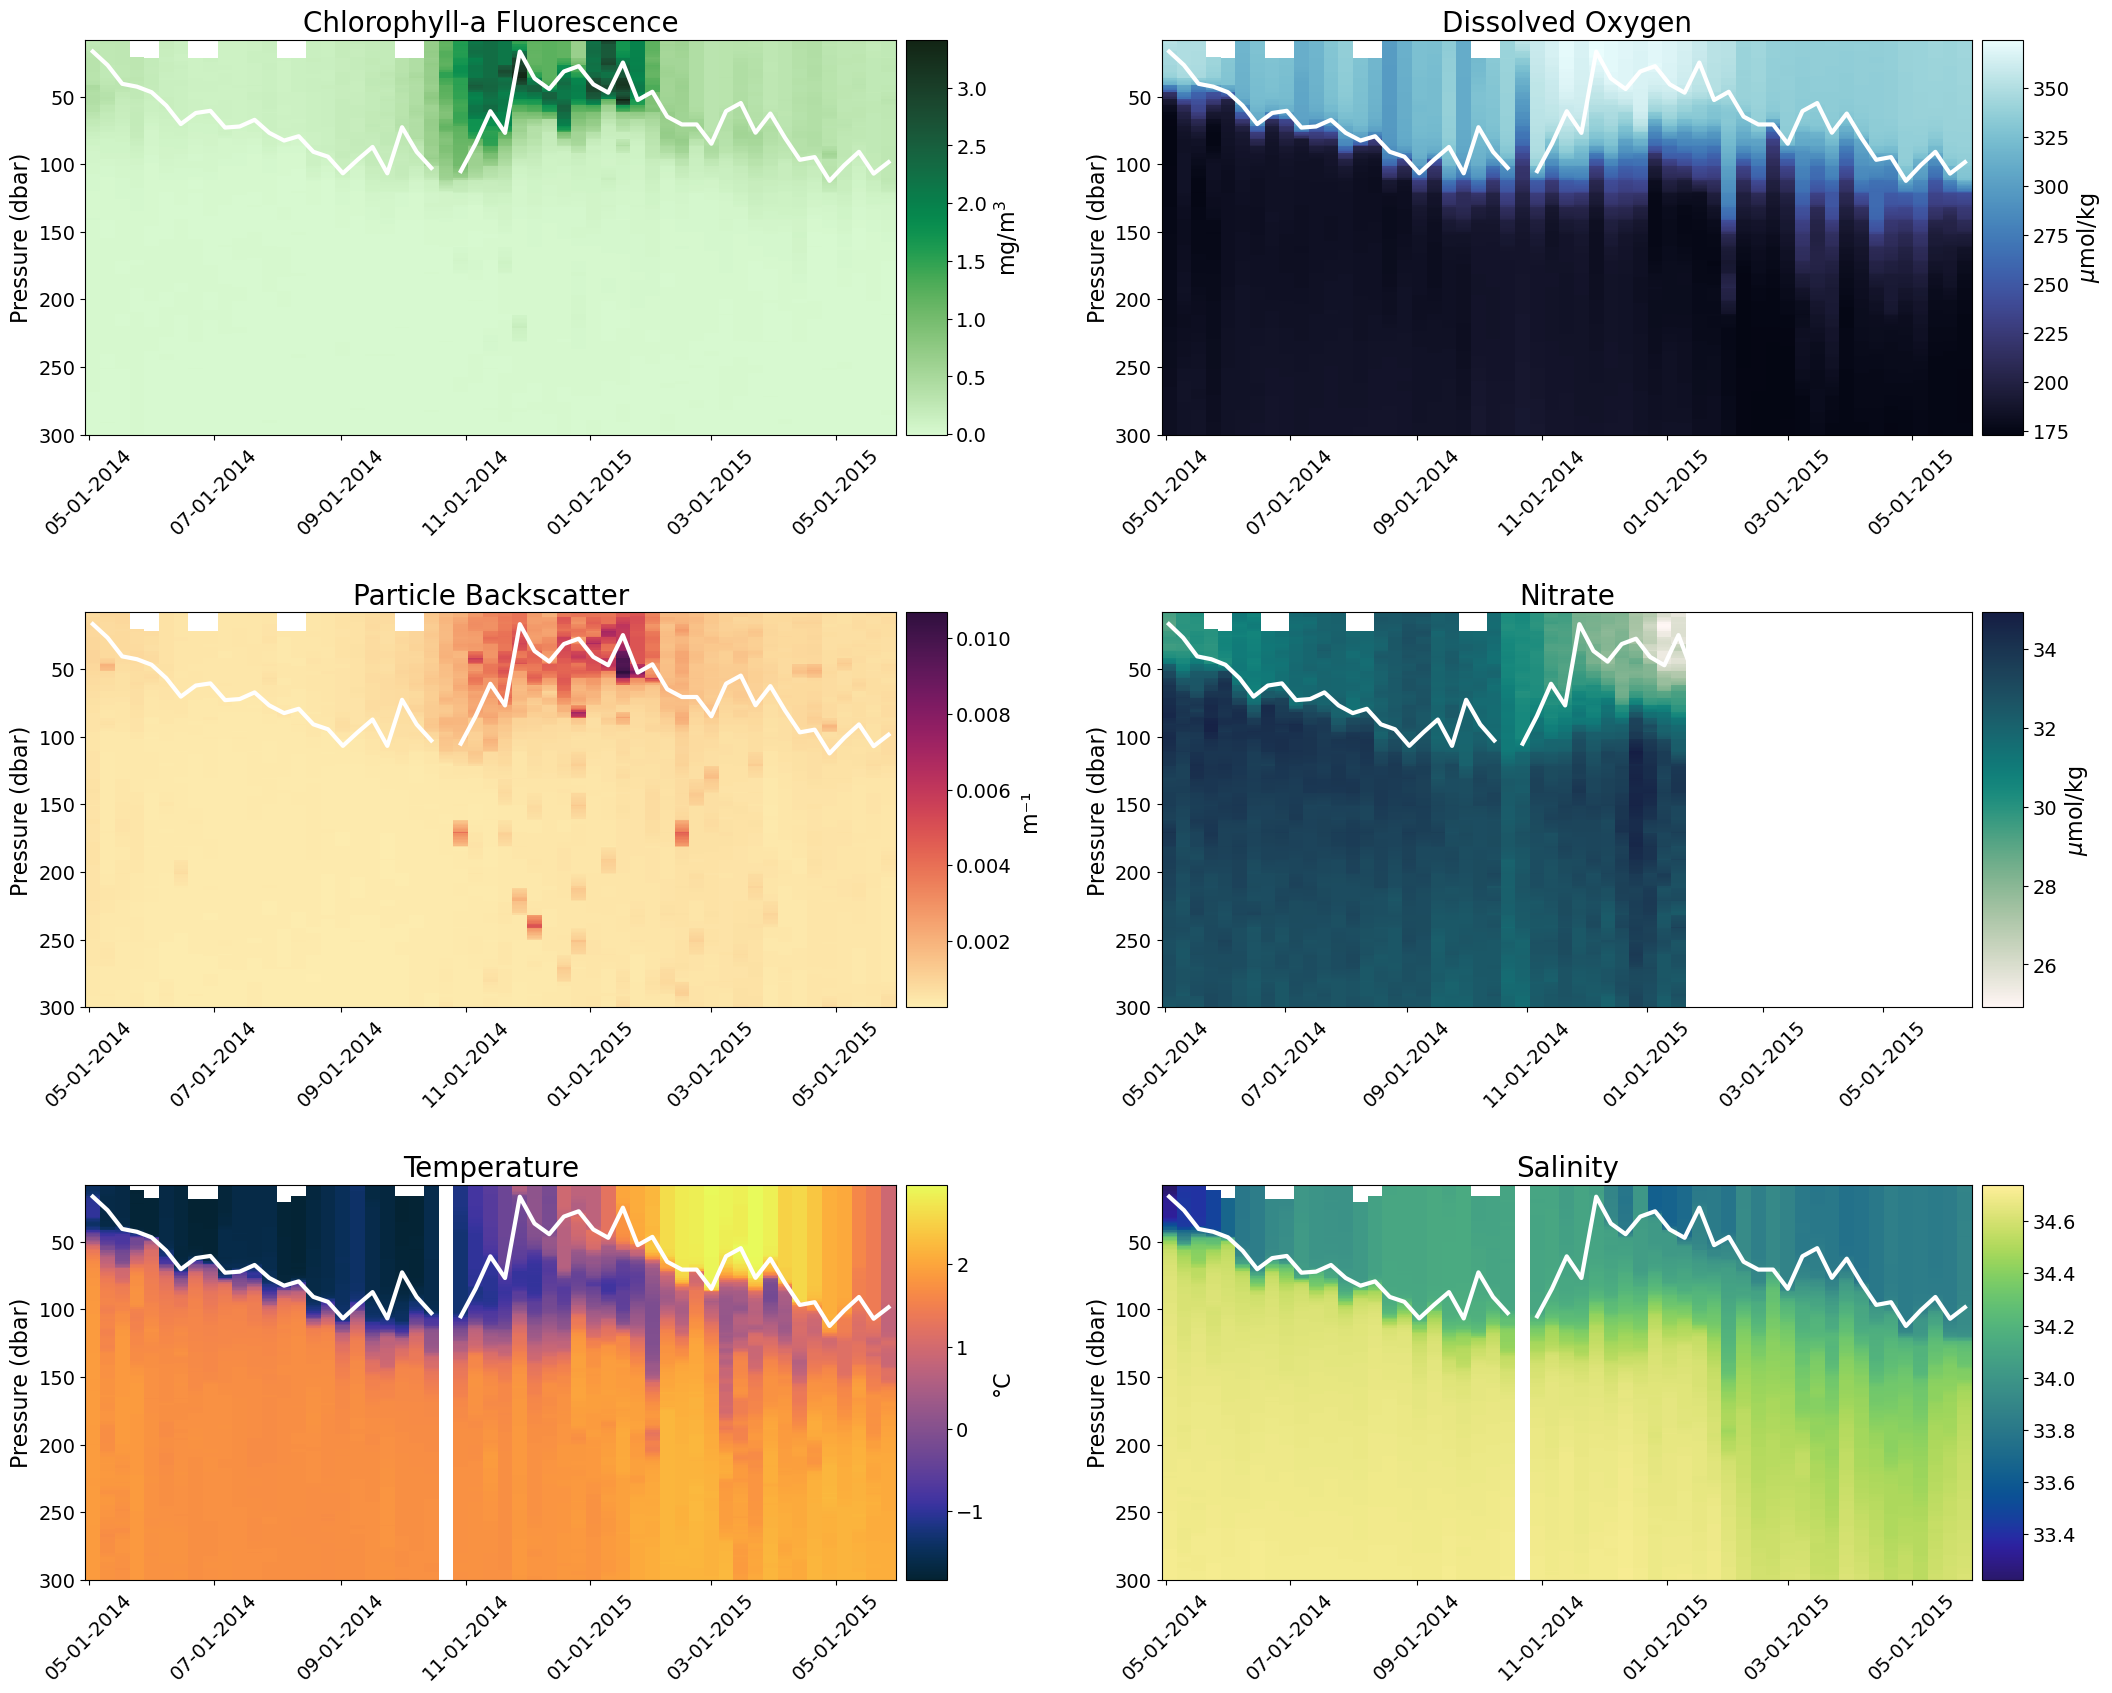
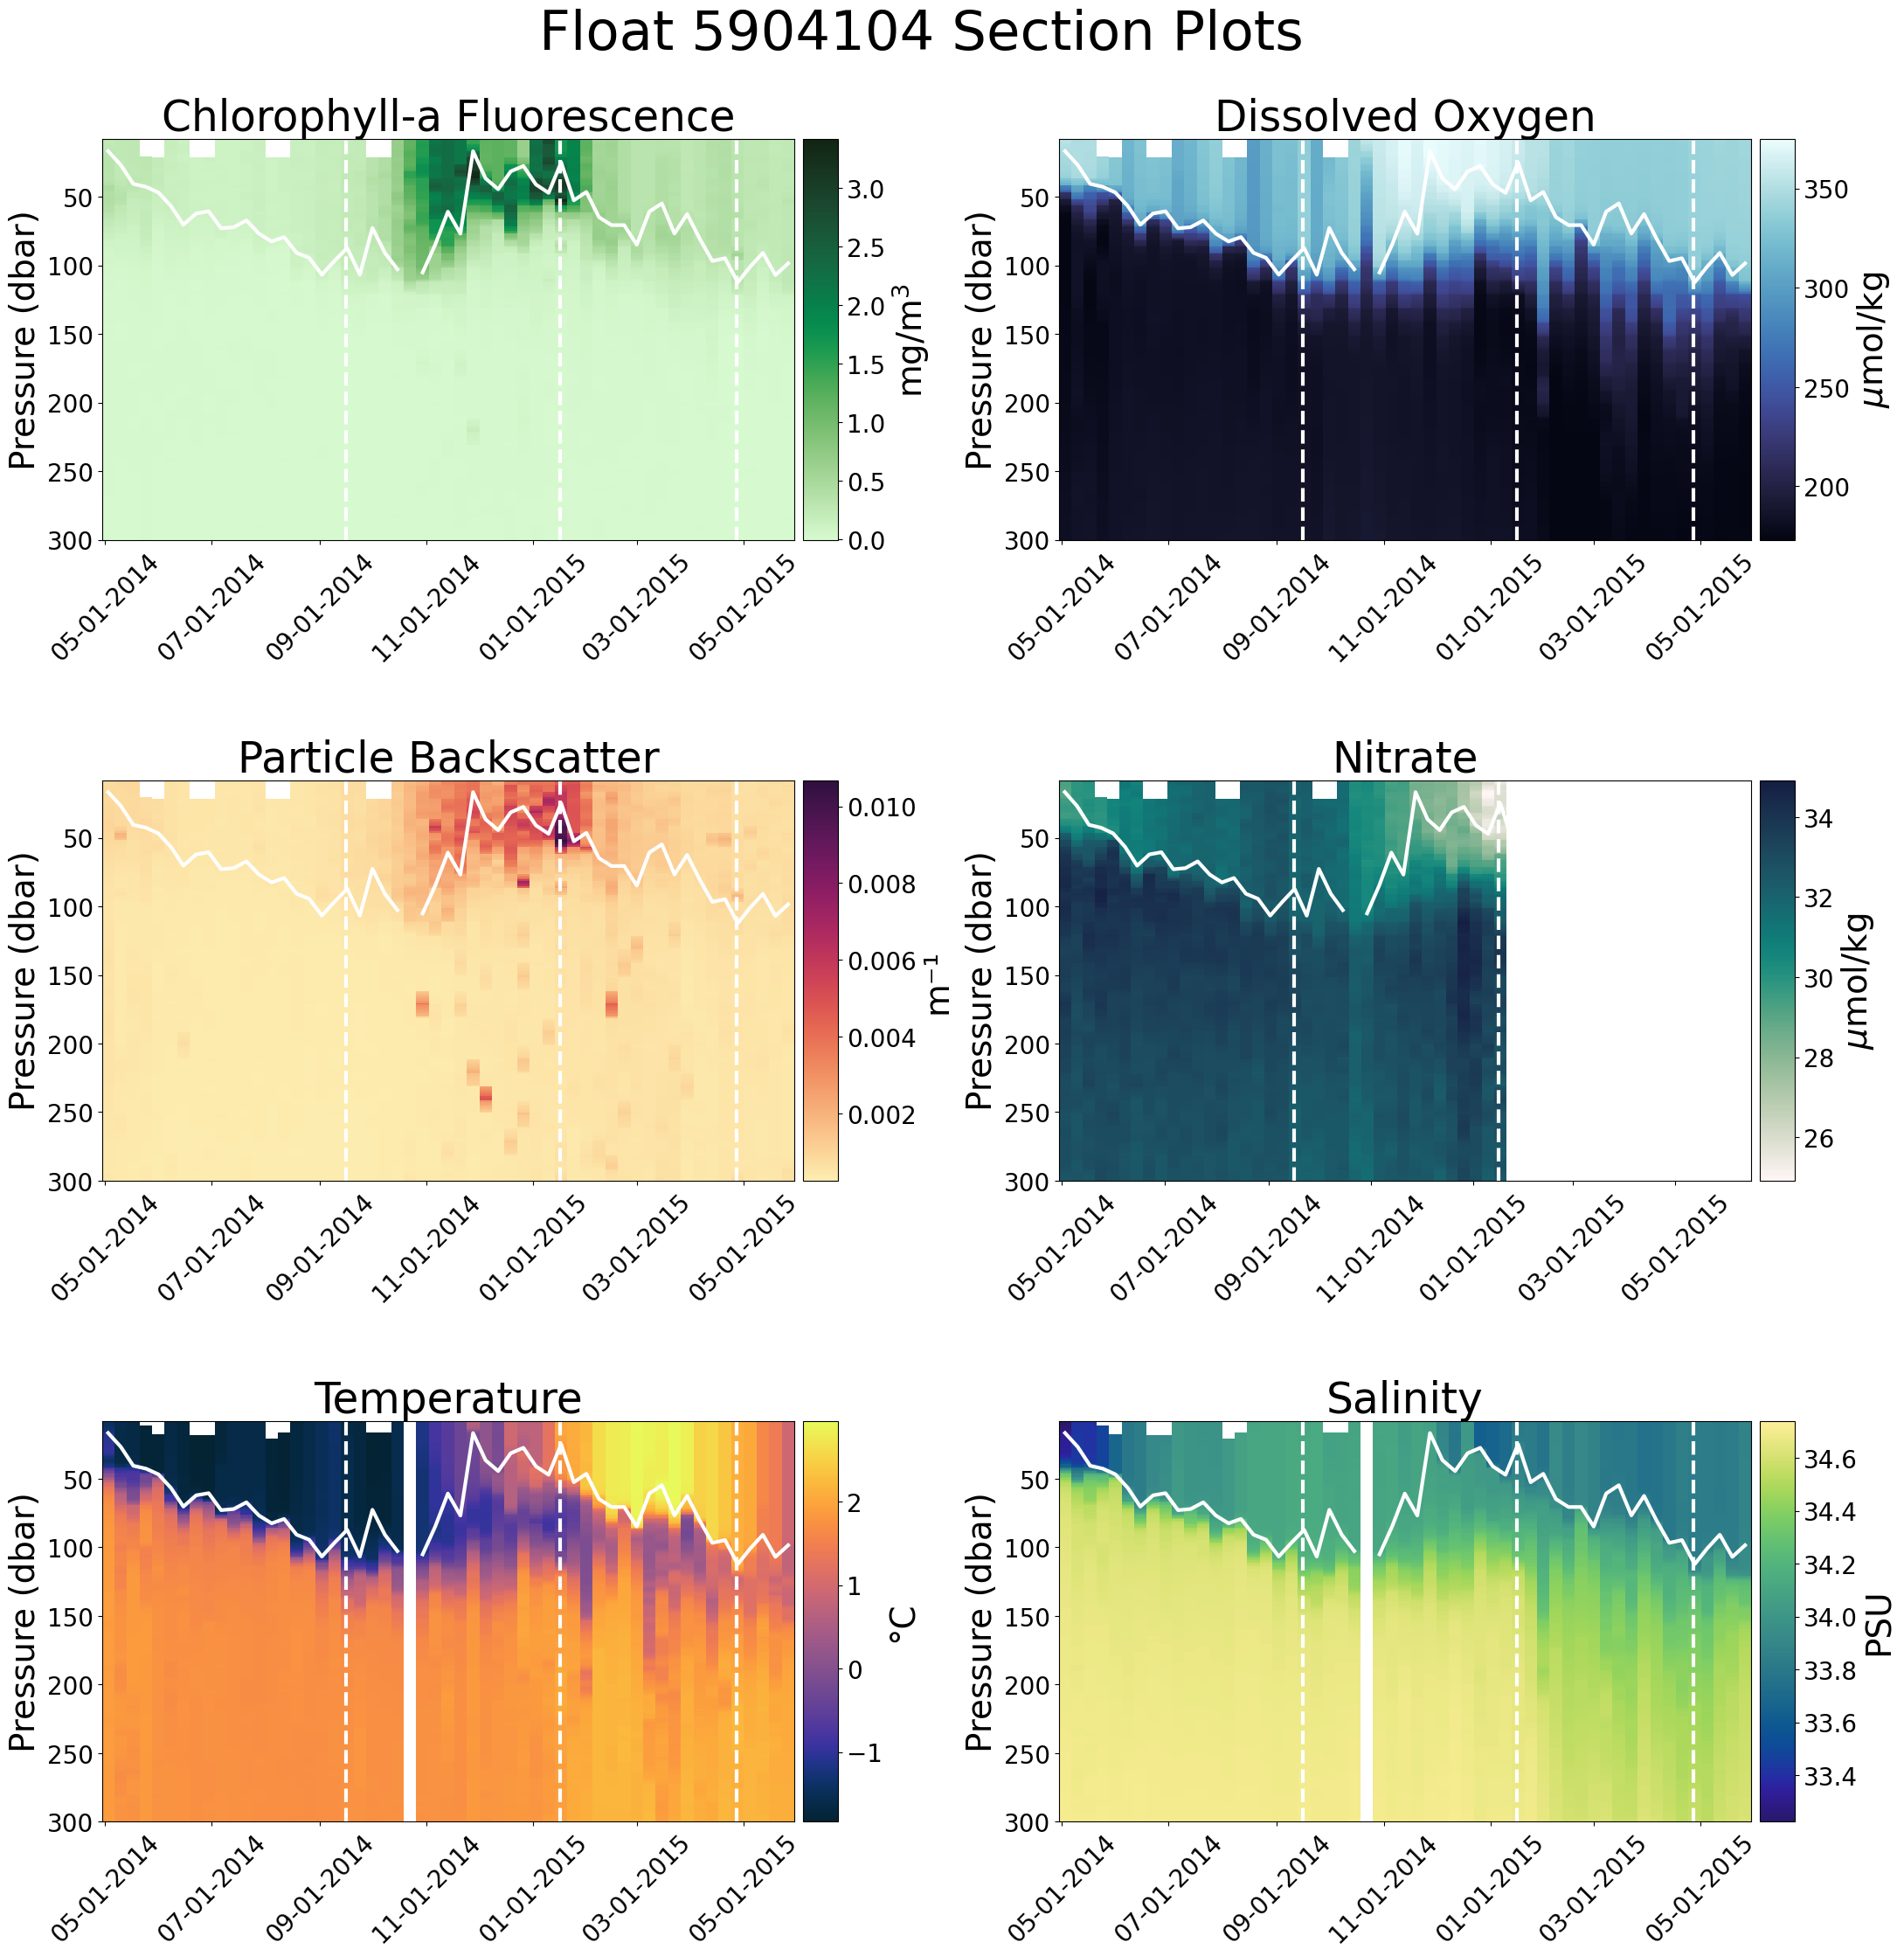
The notebook cell's code change between the first figure and the second:
--- before
+++ after
@@ -1,5 +1,6 @@
 from mpl_toolkits.axes_grid1 import make_axes_locatable
+from datetime import datetime, timedelta
 
-def section(ax_position,variable, df_ts, title, cbarlab, color, WMOID=5904104, tick_size = 14, label_size=16, title_size=20):
+def section(ax_position,variable, df_ts, title, cbarlab, color, WMOID=5904104, tick_size = 20, label_size=28, title_size=35):
 
     # df_ts = df_ts[df_ts['season_1'].isin([season_1])]
@@ -81,12 +82,25 @@
     ax.set_ylabel('Pressure (dbar)', fontsize=label_size)
 
+    target_time = datetime(2014, 9, 16)
+    ax.plot([target_time, target_time], [0, 10], color='white', ls = '--', linewidth=2)
+    ax.axvline(x=target_time, color='white',  ls = '--',linewidth=3)
+
+    target_time = datetime(2015, 1, 16)
+    ax.plot([target_time, target_time], [0, 10], color='white', ls = '--',linewidth=2)
+    ax.axvline(x=target_time, color='white',  ls = '--',linewidth=3)
+
+    target_time = datetime(2015, 4, 27)
+    ax.plot([target_time, target_time], [0, 10], color='white',ls = '--', linewidth=2)
+    ax.axvline(x=target_time, color='white',  ls = '--',linewidth=3)
+
+
     ax.set_title(title, fontsize=title_size) # salinity
 
     # add save path
-    # fig.savefig(f'/Users/lilah/Documents/IBIS_Project/Figures/float_section_{variable}_2014-15.png', dpi=500, bbox_inches='tight') #uncomment for lilah
+    # fig.savefig(f'/Users/lilah/Documents/IBIS_Project/Figures/float_section_{variable}_2014-15.png', dpi=300, transparent=True, bbox_inches='tight') #uncomment for lilah
     # fig.savefig(f'/Users/steviewalker/Documents/IBIS_Project/Figures/float_trajectories_{season}.png') #uncomment for stevie
 
-fig = plt.figure(figsize=(25,20))
-plt.subplots_adjust(hspace = 0.45, wspace=0.25)
+fig = plt.figure(figsize=(25,25))
+plt.subplots_adjust(hspace = 0.6, wspace=0.30)
 
 section(ax_position = 321,  df_ts=subset_df, title = 'Chlorophyll-a Fluorescence', variable='CHLA_ADJUSTED', cbarlab = f'mg/m$^3$',color = 'cmo.algae')
@@ -95,4 +109,7 @@
 section(ax_position = 324,  df_ts=subset_df, title = 'Nitrate', variable='NITRATE_ADJUSTED', cbarlab = f'$\mu$mol/kg',color = 'cmo.tempo')
 section(ax_position = 325,  df_ts=subset_df, title = 'Temperature', variable='TEMP_ADJUSTED', cbarlab = f'\u00B0C',color = 'cmo.thermal')
-section(ax_position = 326,  df_ts=subset_df, title = 'Salinity', variable='PSAL_ADJUSTED', cbarlab = '',color = 'cmo.haline')
+section(ax_position = 326,  df_ts=subset_df, title = 'Salinity', variable='PSAL_ADJUSTED', cbarlab = 'PSU',color = 'cmo.haline')
 
+fig.suptitle('Float 5904104 Section Plots', fontsize = 45, y=0.94)
+
+fig.savefig(f'/Users/lilah/Documents/IBIS_Project/Figures/float_sections_all_nitrate_2014-15.png',dpi=300, transparent=True,  bbox_inches='tight')

Commit: [5/8]